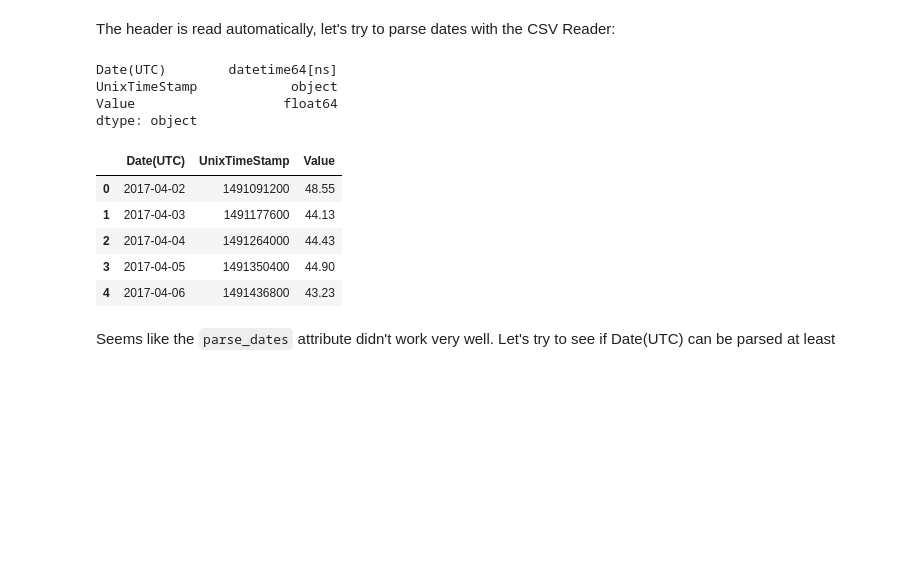
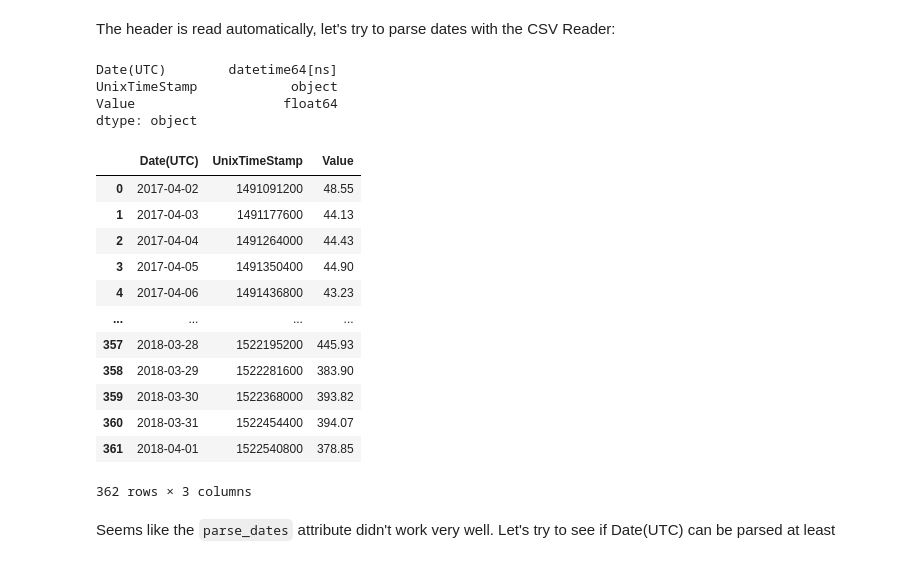
Before and after one commit to hh-blaire-cho/ds101_2025Jun, a Jupyter notebook: 11_BitCoinExample.ipynb, the cells around one changed output. Saved outputs shown, nothing was run; the diff lists cells and outputs as text; code cells hidden in the pictures; blank space fills up the shorter version.

```diff
--- a/11_Pandas_TimeSeries.ipynb
+++ b/11_BitCoinExample.ipynb
@@ -246,18 +247,25 @@ The header is read automatically, let's try to parse dates with the CSV Reader:
 # %%
 temp = pd.read_csv("data/eth-price.csv", parse_dates=["Date(UTC)", "UnixTimeStamp"])
 print(temp.dtypes)
-temp.head()
+temp
 # %% [output]
 Date(UTC)        datetime64[ns]
 UnixTimeStamp            object
 Value                   float64
 dtype: object
 |  | Date(UTC) | UnixTimeStamp | Value |
 | 0 | 2017-04-02 | 1491091200 | 48.55 |
 | 1 | 2017-04-03 | 1491177600 | 44.13 |
 | 2 | 2017-04-04 | 1491264000 | 44.43 |
 | 3 | 2017-04-05 | 1491350400 | 44.90 |
 | 4 | 2017-04-06 | 1491436800 | 43.23 |
+| ... | ... | ... | ... |
+| 357 | 2018-03-28 | 1522195200 | 445.93 |
+| 358 | 2018-03-29 | 1522281600 | 383.90 |
+| 359 | 2018-03-30 | 1522368000 | 393.82 |
+| 360 | 2018-03-31 | 1522454400 | 394.07 |
+| 361 | 2018-04-01 | 1522540800 | 378.85 |
+362 rows × 3 columns
 # %% [markdown]
 Seems like the `parse_dates` attribute didn't work very well. Let's try to see if Date(UTC) can be parsed at least
 # %%
```
Also changed, not shown: parts of 7 cells of this notebook, 3 other files.
